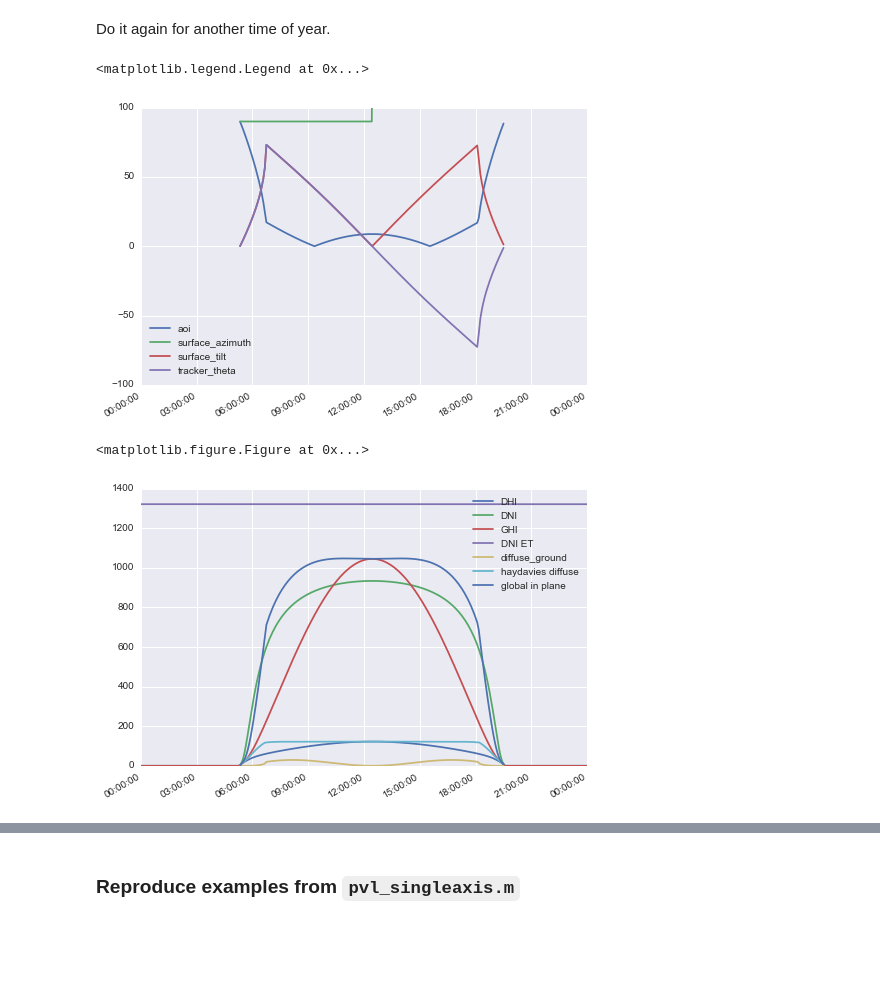
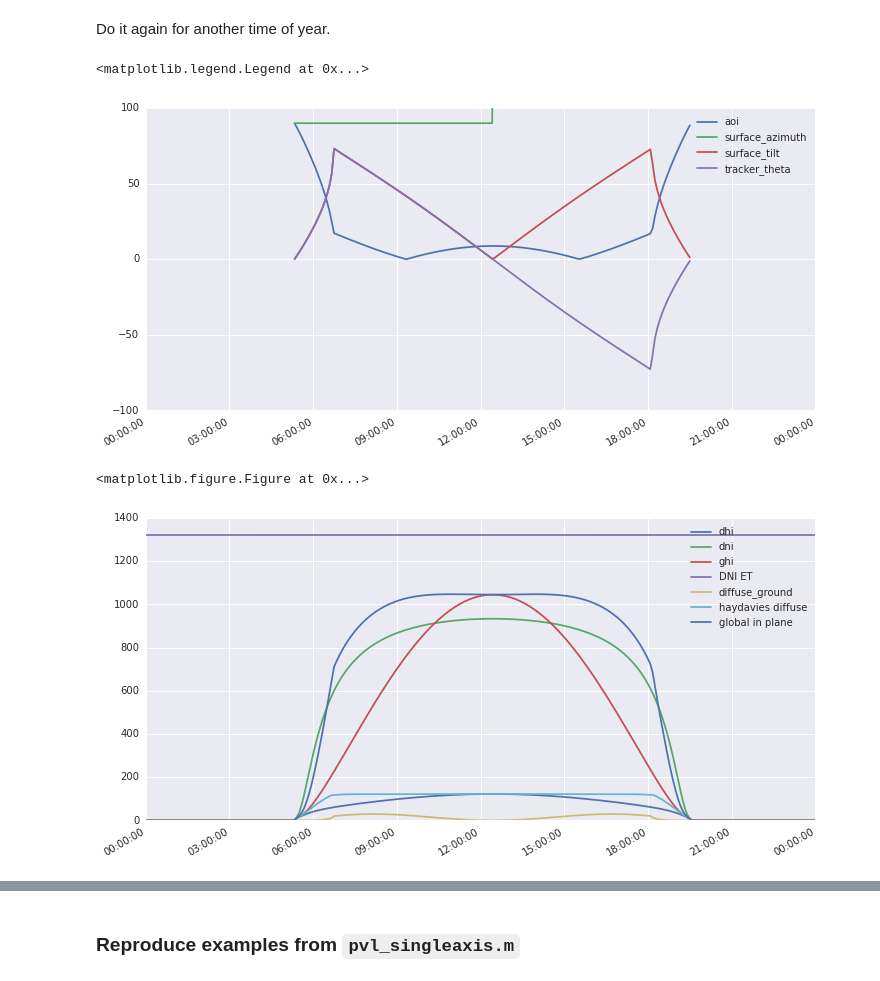
Before and after one commit to pvlib/pvlib-python, a Jupyter notebook: docs/tutorials/tracking.ipynb, the cells around one changed output, grey strips where cells are left out. Saved outputs shown, nothing was run; the diff lists cells and outputs as text; code cells hidden in the pictures; blank space fills up the shorter version.

```diff
--- a/docs/tutorials/tracking.ipynb
+++ b/docs/tutorials/tracking.ipynb
@@ -24,8 +31,9 @@ Standard scientific Python imports.
 import matplotlib.pyplot as plt
 try:
     import seaborn as sns
+    sns.set(rc={"figure.figsize": (12, 6)})
 except ImportError:
-    pass
+    print('We suggest you install seaborn using conda or pip and rerun this cell')
 
 # built in python modules
 import datetime
@@ -815,39 +824,39 @@ Do it again for another time of year.
 times = pd.date_range(start=datetime.datetime(2014,6,23), end=datetime.datetime(2014,6,24), freq='5Min')
 
 pyephem_tus = pvlib.solarposition.pyephem(times, tus)
 pyephem_joh = pvlib.solarposition.pyephem(times, johannesburg)
 
 tracker_data = pvlib.tracking.singleaxis(pyephem_tus['apparent_zenith'], pyephem_tus['apparent_azimuth'],
                                          axis_tilt=0, axis_azimuth=0, max_angle=90,
                                          backtrack=True, gcr=2.0/7.0)
 tracker_data.plot()
 plt.ylim(-100,100)
 
 irrad_data = pvlib.clearsky.ineichen(times, tus, solarposition_method='pyephem')
 dni_et = pd.Series(pvlib.irradiance.extraradiation(times.dayofyear, method='asce'), index=times).tz_localize(tus.tz)
 plt.figure()
 irrad_data.plot()
 dni_et.plot(label='DNI ET')
 
-ground_irrad = pvlib.irradiance.grounddiffuse(tracker_data['surface_tilt'], irrad_data['GHI'], albedo=.25)
+ground_irrad = pvlib.irradiance.grounddiffuse(tracker_data['surface_tilt'], irrad_data['ghi'], albedo=.25)
 ground_irrad.plot()
 
 ephem_data = pyephem_tus
 
 haydavies_diffuse = pvlib.irradiance.haydavies(tracker_data['surface_tilt'], tracker_data['surface_azimuth'],
-                                                irrad_data['DHI'], irrad_data['DNI'], dni_et,
+                                                irrad_data['dhi'], irrad_data['dni'], dni_et,
                                                 ephem_data['apparent_zenith'], ephem_data['apparent_azimuth'])
 haydavies_diffuse.plot(label='haydavies diffuse')
 
-global_in_plane = cosd(tracker_data['aoi'])*irrad_data['DNI'] + haydavies_diffuse + ground_irrad
+global_in_plane = cosd(tracker_data['aoi'])*irrad_data['dni'] + haydavies_diffuse + ground_irrad
 global_in_plane.plot(label='global in plane')
 
 plt.legend()
 # %% [output]
 <matplotlib.legend.Legend at 0x...>
-[figure, old version]
+[figure, new version]
 <matplotlib.figure.Figure at 0x...>
-[figure, old version]
+[figure, new version]
 # %%
 times = pd.date_range(start=datetime.datetime(2014,12,23), end=datetime.datetime(2014,12,24), freq='5Min')
 
```
Also changed, not shown: parts of 43 cells of this notebook.
